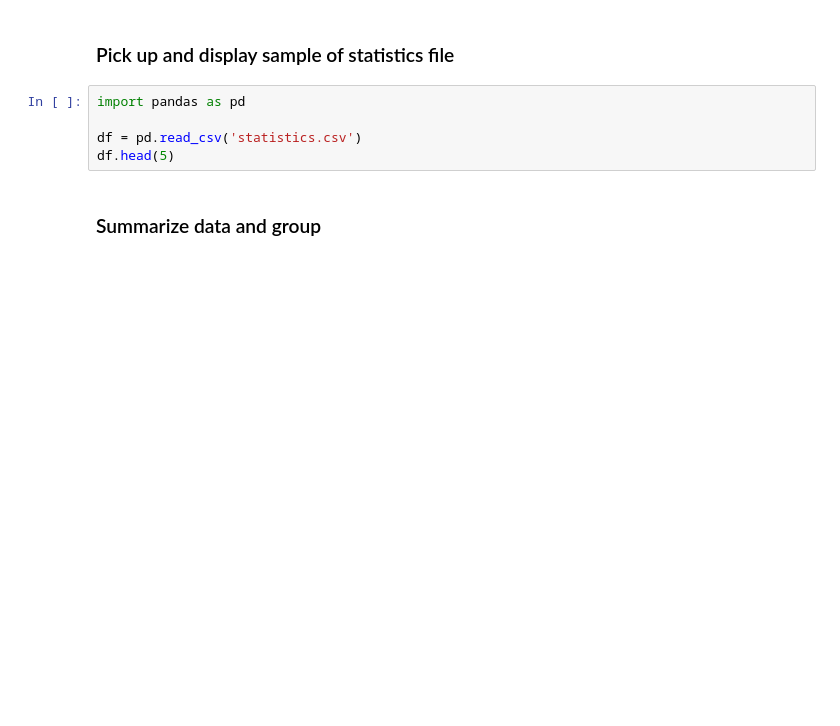
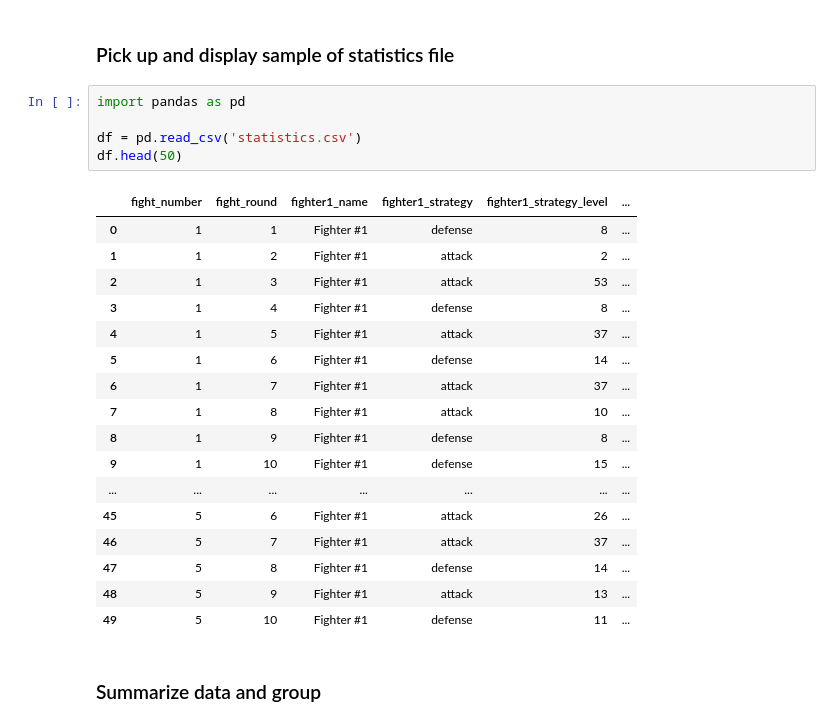
Before and after one commit to alex-datawise/FighterCalibrationModel, a Jupyter notebook: FighterCalibrationModel.ipynb, the cells around one changed output. Saved outputs shown, nothing was run; the diff lists cells and outputs as text; blank space fills up the shorter version.

```diff
--- a/FighterCalibrationModel.ipynb
+++ b/FighterCalibrationModel.ipynb
@@ -37,8 +37,26 @@ for number in range(number_of_fights):
 # %%
 import pandas as pd
 
 df = pd.read_csv('statistics.csv')
-df.head(5)
+df.head(50)
+# %% [output]
+|  | fight_number | fight_round | fighter1_name | fighter1_strategy | fighter1_strategy_level | ... |
+| 0 | 1 | 1 | Fighter #1 | defense | 8 | ... |
+| 1 | 1 | 2 | Fighter #1 | attack | 2 | ... |
+| 2 | 1 | 3 | Fighter #1 | attack | 53 | ... |
+| 3 | 1 | 4 | Fighter #1 | defense | 8 | ... |
+| 4 | 1 | 5 | Fighter #1 | attack | 37 | ... |
+| 5 | 1 | 6 | Fighter #1 | defense | 14 | ... |
+| 6 | 1 | 7 | Fighter #1 | attack | 37 | ... |
+| 7 | 1 | 8 | Fighter #1 | attack | 10 | ... |
+| 8 | 1 | 9 | Fighter #1 | defense | 8 | ... |
+| 9 | 1 | 10 | Fighter #1 | defense | 15 | ... |
+| ... | ... | ... | ... | ... | ... | ... |
+| 45 | 5 | 6 | Fighter #1 | attack | 26 | ... |
+| 46 | 5 | 7 | Fighter #1 | attack | 37 | ... |
+| 47 | 5 | 8 | Fighter #1 | defense | 14 | ... |
+| 48 | 5 | 9 | Fighter #1 | attack | 13 | ... |
+| 49 | 5 | 10 | Fighter #1 | defense | 11 | ... |
 # %% [markdown]
 ### Summarize data and group
 # %%
```
Also changed, not shown: parts of 2 cells of this notebook.
